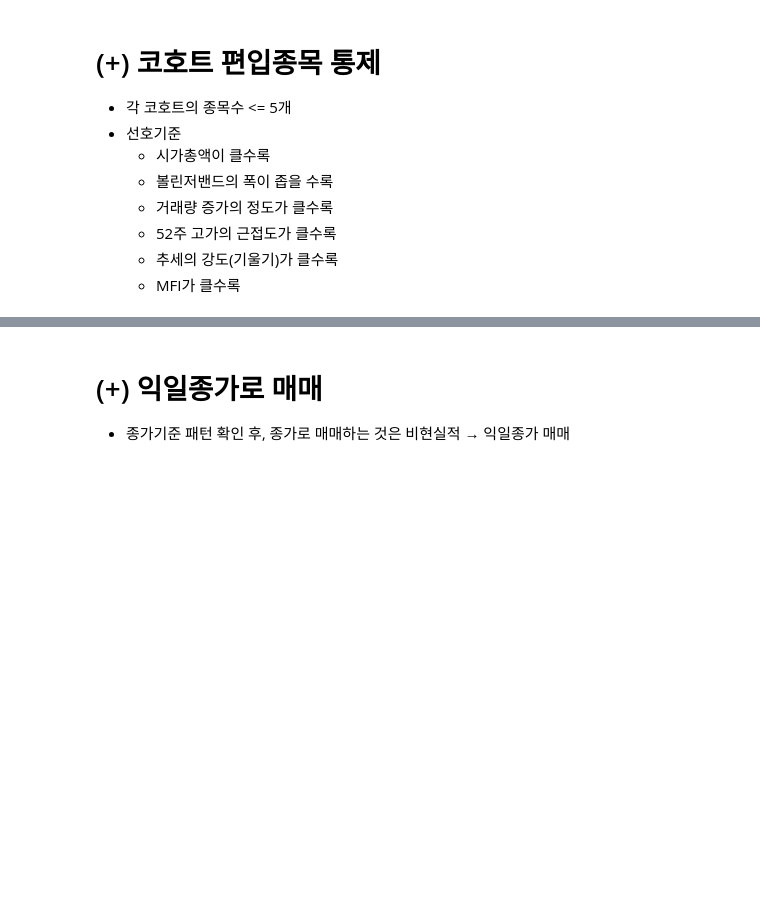
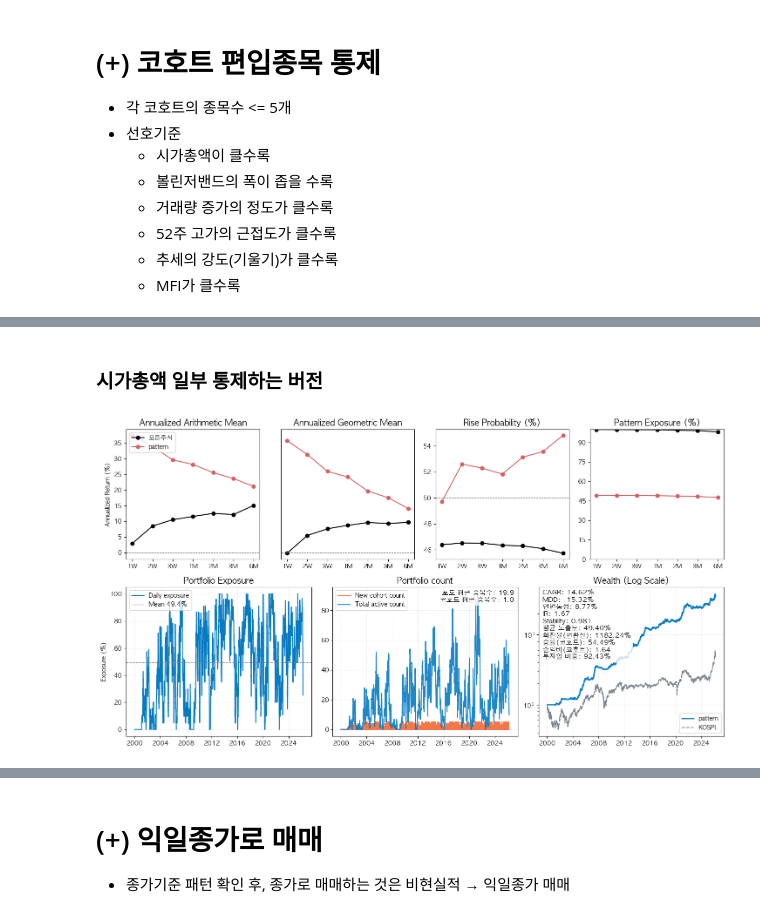
Before and after one commit to gem763/metricstudio, a Jupyter notebook: nb/실험 2026.03.22.ipynb, the cells around one changed output, grey strips where cells are left out. Cells and saved outputs as stored; diff of their text form; code cells hidden in the pictures; blank space fills up the shorter version.

```diff
--- a/nb/실험 2026.03.22.ipynb
+++ b/nb/실험 2026.03.22.ipynb
@@ -121,0 +122,17 @@ bt.plot(annualized=True, show_kospi=True)
+# %% [markdown]
+### 시가총액 일부 통제하는 버전
+# %%
+strat = (bb2 + uptrend + high52w + mfi_high + amt2).named('pattern')
+strat = strat.rank_by(
+    ('stock', 'marketcap.desc'),
+    (amt2, "ratio.desc"),
+    (bb2, "bandwidth.asc"),
+    (high52w, "proximity.desc"),
+    (uptrend, "ma_slope.desc"),
+    (mfi_high, "value.desc"),
+).nmax(5)
+bt.analyze(strat, filter=Filter(market_cap=[5,6,7,8,9,10]))
+bt.run(pattern="pattern", target_horizon=20, trade_price_mode='당일종가')
+bt.plot(annualized=True, show_kospi=True)
+# %% [output]
+[figure, added]
```
Also changed, not shown: parts of 6 cells of this notebook, 8 other files.
